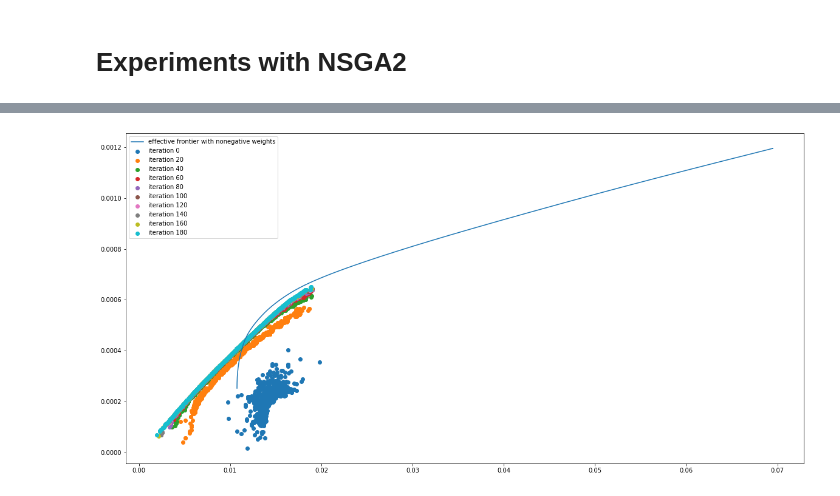
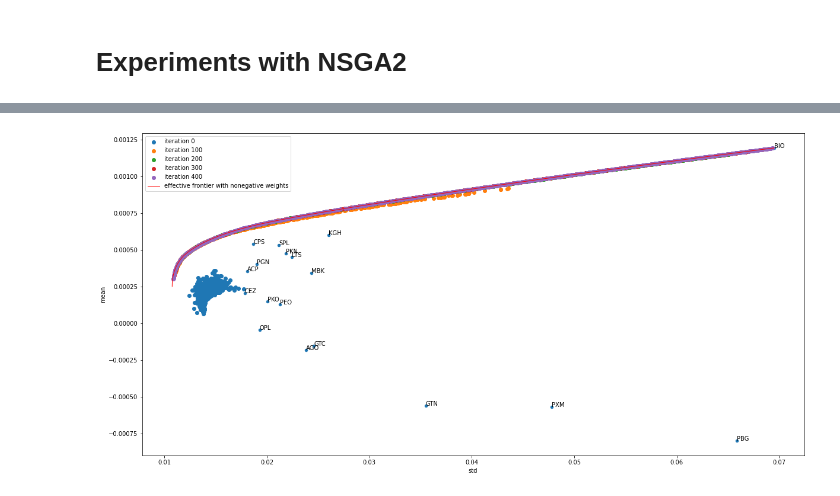
Before and after one commit to jdworzans/portfolio-optimization, a Jupyter notebook: analyse_mpt.ipynb, the cells around one changed output, grey strips where cells are left out. Cells and saved outputs as stored; diff of their text form; code cells hidden in the pictures.

Commit message:
Create first valid results with NSGA2

```diff
--- a/analyse_mpt.ipynb
+++ b/analyse_mpt.ipynb
@@ -108,6 +108,6 @@ objective = get_objective(
     partial(portfolios_vars, SIGMA=SIGMA),
 )
 # %%
-model = NSGA2(len(R))
+model = NSGA2(len(R), 500, 500)
 # %%
 history = model.simulate(objective)
@@ -117,11 +114,15 @@ history = model.simulate(objective)
 # %%
 fig, ax = plt.subplots(figsize=(20, 10))
-ax.plot(nonneg_arr[:, 0], nonneg_arr[:, 1], label="effective frontier with nonegative weights")
+mean_std_df.plot("std", "mean", kind="scatter", ax=ax)
+for _, row in mean_std_df.iterrows():
+    ax.annotate(row.name, (row["std"], row["mean"]))
 
-for n in range(0, 200, 20):
+for n in range(0, 500, 100):
     ax.scatter(np.sqrt(history[n, :, 1]), -history[n, :, 0], label=f"iteration {n}")
+
+ax.plot(nonneg_arr[:, 0], nonneg_arr[:, 1], label="effective frontier with nonegative weights", c="red", linewidth=1)
 
 ax.legend()
 plt.show()
 # %% [output]
-[figure, old version]
+[figure, new version]
```
Also changed, not shown: parts of 1 cell of this notebook.
